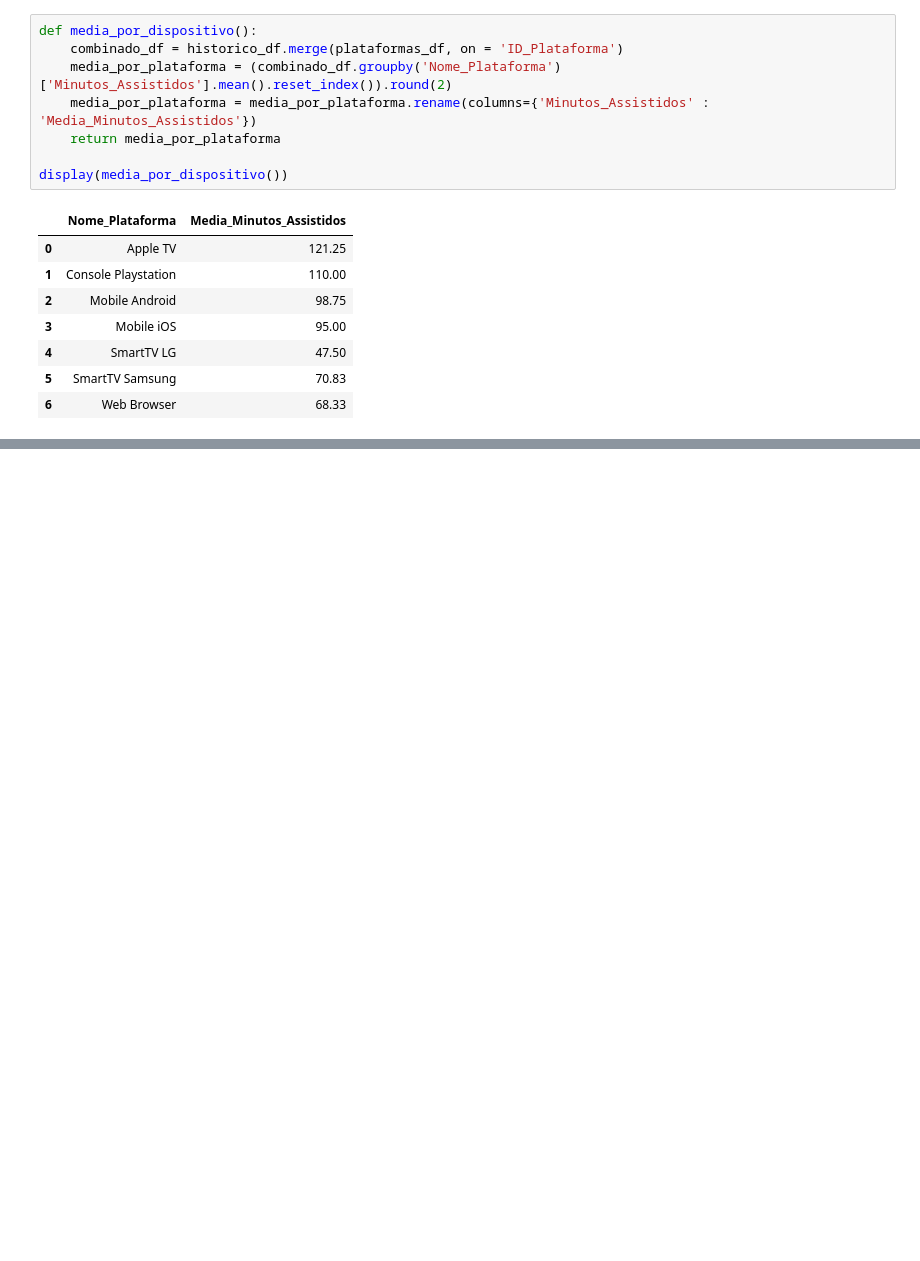
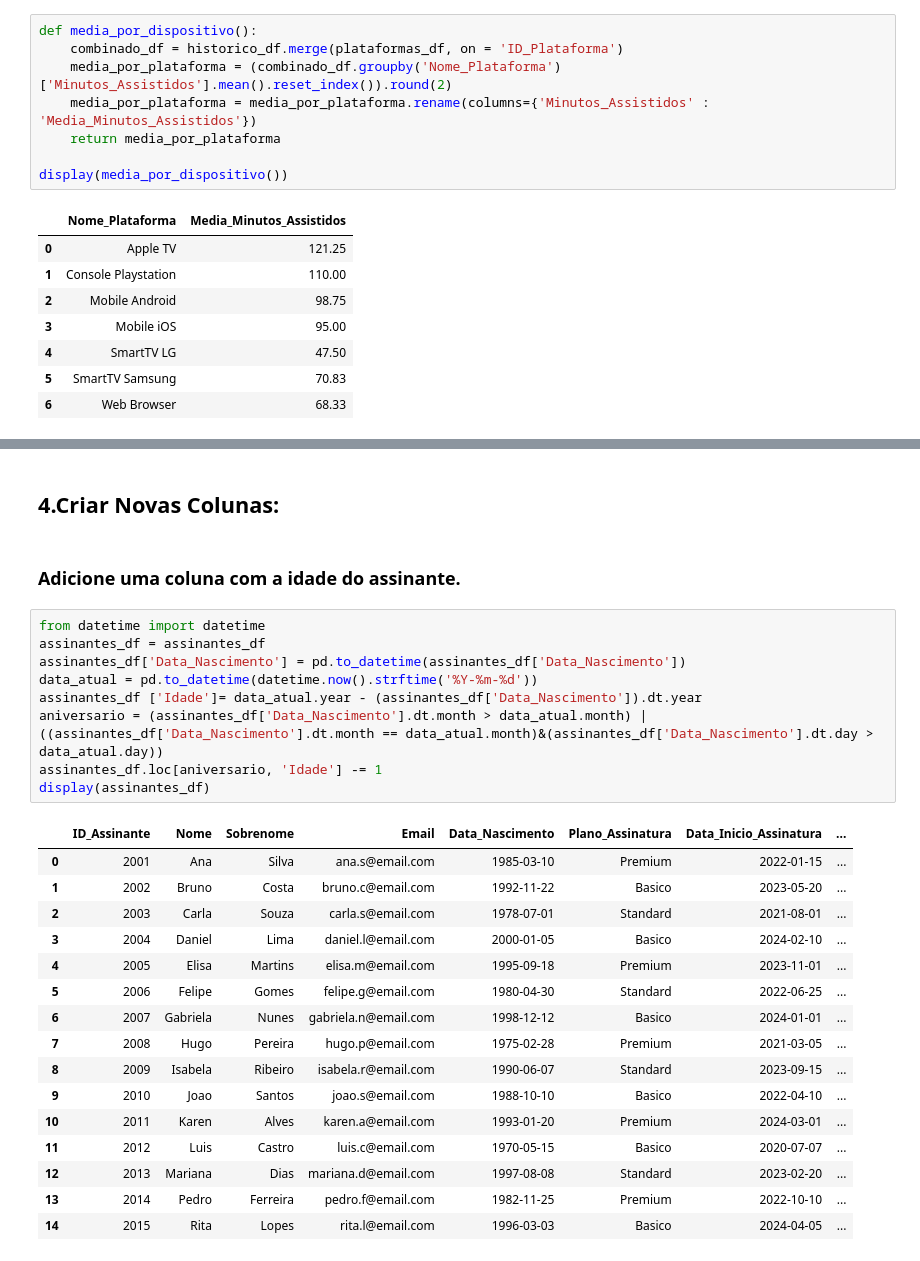
Before and after one commit to DosAnjos013/Analise_de_dados, a Jupyter notebook: Plataform_streaming/analise.ipynb, the cells around one changed output, grey strips where cells are left out. Cells and saved outputs as stored; diff of their text form; blank space fills up the shorter version.

```diff
--- a/Plataform_streaming/analise.ipynb
+++ b/Plataform_streaming/analise.ipynb
@@ -157,0 +190,30 @@ display(media_por_dispositivo())
+# %% [markdown]
+## 4.Criar Novas Colunas:
+# %% [markdown]
+### Adicione uma coluna com a idade do assinante.
+# %%
+from datetime import datetime
+assinantes_df = assinantes_df
+assinantes_df['Data_Nascimento'] = pd.to_datetime(assinantes_df['Data_Nascimento'])
+data_atual = pd.to_datetime(datetime.now().strftime('%Y-%m-%d'))
+assinantes_df ['Idade']= data_atual.year - (assinantes_df['Data_Nascimento']).dt.year
+aniversario = (assinantes_df['Data_Nascimento'].dt.month > data_atual.month) |((assinantes_df['Data_Nascimento'].dt.month == data_atual.month)&(assinantes_df['Data_Nascimento'].dt.day > data_atual.day))
+assinantes_df.loc[aniversario, 'Idade'] -= 1
+display(assinantes_df)
+# %% [output]
+|  | ID_Assinante | Nome | Sobrenome | Email | Data_Nascimento | Plano_Assinatura | Data_Inicio_Assinatura | ... |
+| 0 | 2001 | Ana | Silva | ana.s@email.com | 1985-03-10 | Premium | 2022-01-15 | ... |
+| 1 | 2002 | Bruno | Costa | bruno.c@email.com | 1992-11-22 | Basico | 2023-05-20 | ... |
+| 2 | 2003 | Carla | Souza | carla.s@email.com | 1978-07-01 | Standard | 2021-08-01 | ... |
+| 3 | 2004 | Daniel | Lima | daniel.l@email.com | 2000-01-05 | Basico | 2024-02-10 | ... |
+| 4 | 2005 | Elisa | Martins | elisa.m@email.com | 1995-09-18 | Premium | 2023-11-01 | ... |
+| 5 | 2006 | Felipe | Gomes | felipe.g@email.com | 1980-04-30 | Standard | 2022-06-25 | ... |
+| 6 | 2007 | Gabriela | Nunes | gabriela.n@email.com | 1998-12-12 | Basico | 2024-01-01 | ... |
+| 7 | 2008 | Hugo | Pereira | hugo.p@email.com | 1975-02-28 | Premium | 2021-03-05 | ... |
+| 8 | 2009 | Isabela | Ribeiro | isabela.r@email.com | 1990-06-07 | Standard | 2023-09-15 | ... |
+| 9 | 2010 | Joao | Santos | joao.s@email.com | 1988-10-10 | Basico | 2022-04-10 | ... |
+| 10 | 2011 | Karen | Alves | karen.a@email.com | 1993-01-20 | Premium | 2024-03-01 | ... |
+| 11 | 2012 | Luis | Castro | luis.c@email.com | 1970-05-15 | Basico | 2020-07-07 | ... |
+| 12 | 2013 | Mariana | Dias | mariana.d@email.com | 1997-08-08 | Standard | 2023-02-20 | ... |
+| 13 | 2014 | Pedro | Ferreira | pedro.f@email.com | 1982-11-25 | Premium | 2022-10-10 | ... |
+| 14 | 2015 | Rita | Lopes | rita.l@email.com | 1996-03-03 | Basico | 2024-04-05 | ... |
```
Also changed, not shown: parts of 7 cells of this notebook, 1 other file.
